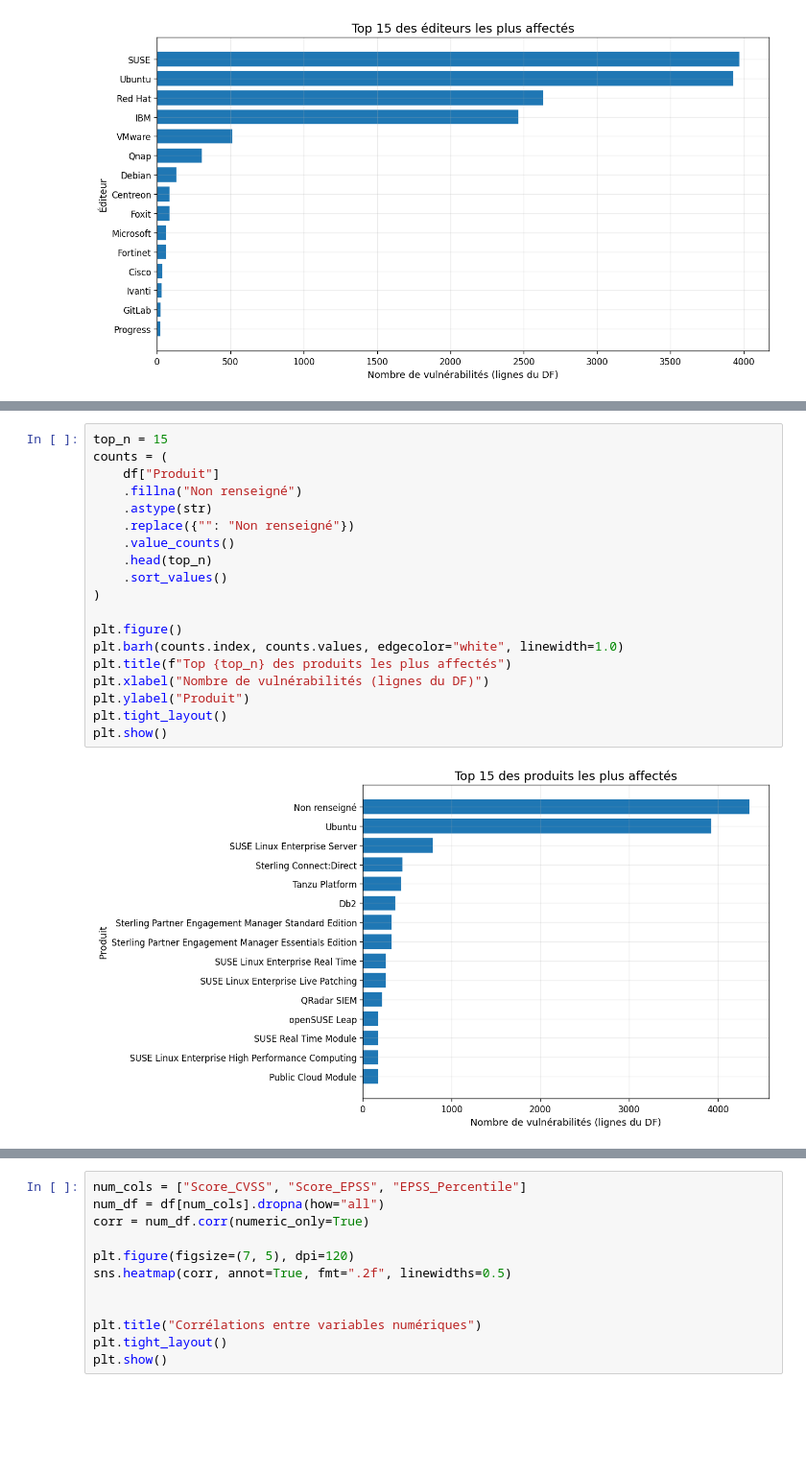
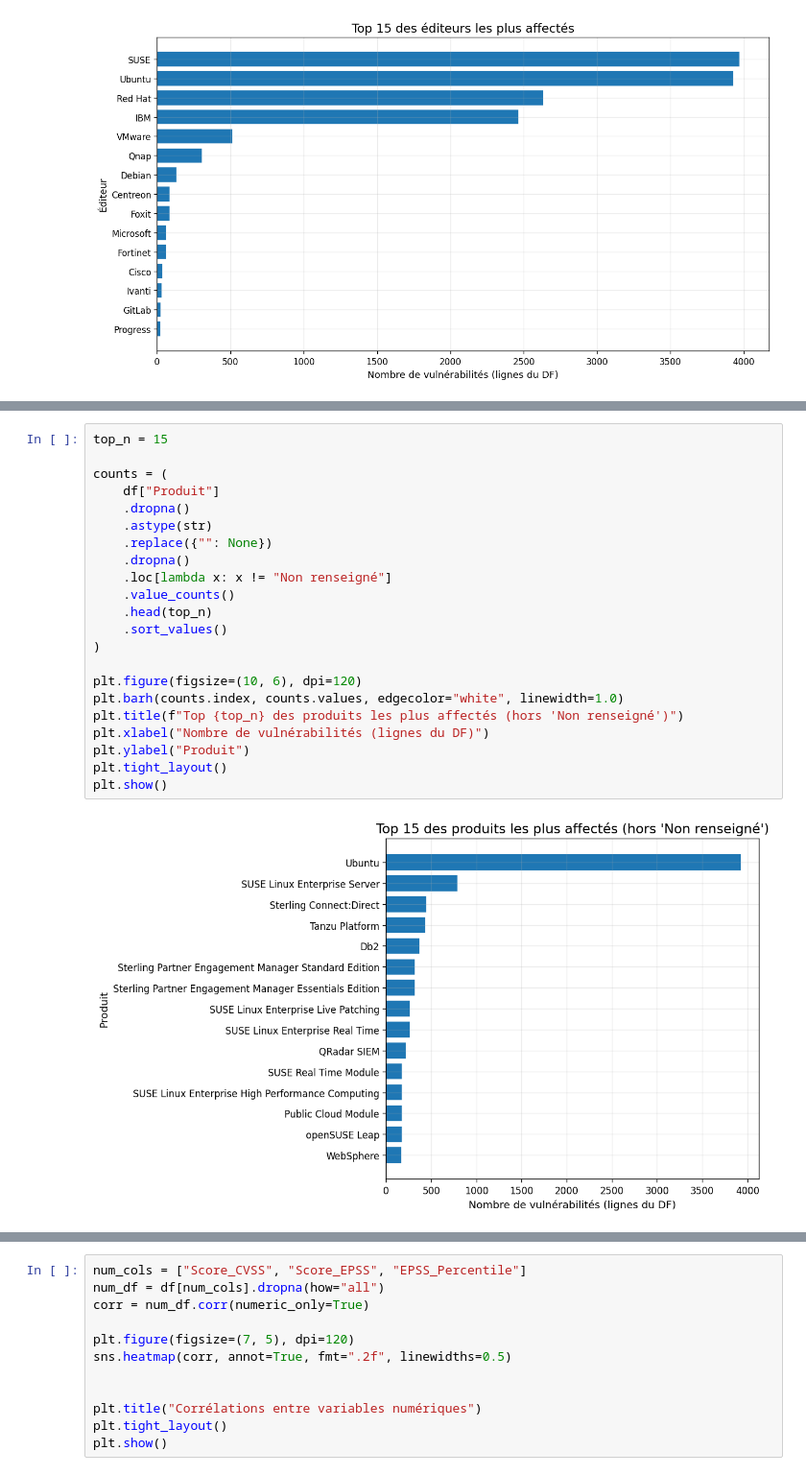
Before and after one commit to robinmorelon/projet_cyber_ESILV, a Jupyter notebook: notebook/visualisation.ipynb, the cells around one changed output, grey strips where cells are left out. Shown at 96% size. Cells and saved outputs as stored; diff of their text form; blank space fills up the shorter version.

Commit message:
MAJ Visualisations + explications visu

```diff
--- a/notebook/visualisation.ipynb
+++ b/notebook/visualisation.ipynb
@@ -120,21 +190,24 @@ plt.show()
 # %%
 top_n = 15
+
 counts = (
     df["Produit"]
-    .fillna("Non renseigné")
+    .dropna()
     .astype(str)
-    .replace({"": "Non renseigné"})
+    .replace({"": None})
+    .dropna()
+    .loc[lambda x: x != "Non renseigné"]
     .value_counts()
     .head(top_n)
     .sort_values()
 )
 
-plt.figure()
+plt.figure(figsize=(10, 6), dpi=120)
 plt.barh(counts.index, counts.values, edgecolor="white", linewidth=1.0)
-plt.title(f"Top {top_n} des produits les plus affectés")
+plt.title(f"Top {top_n} des produits les plus affectés (hors 'Non renseigné')")
 plt.xlabel("Nombre de vulnérabilités (lignes du DF)")
 plt.ylabel("Produit")
 plt.tight_layout()
 plt.show()
 # %% [output]
-[figure, old version]
+[figure, new version]
```
Also changed, not shown: parts of 44 cells of this notebook.
